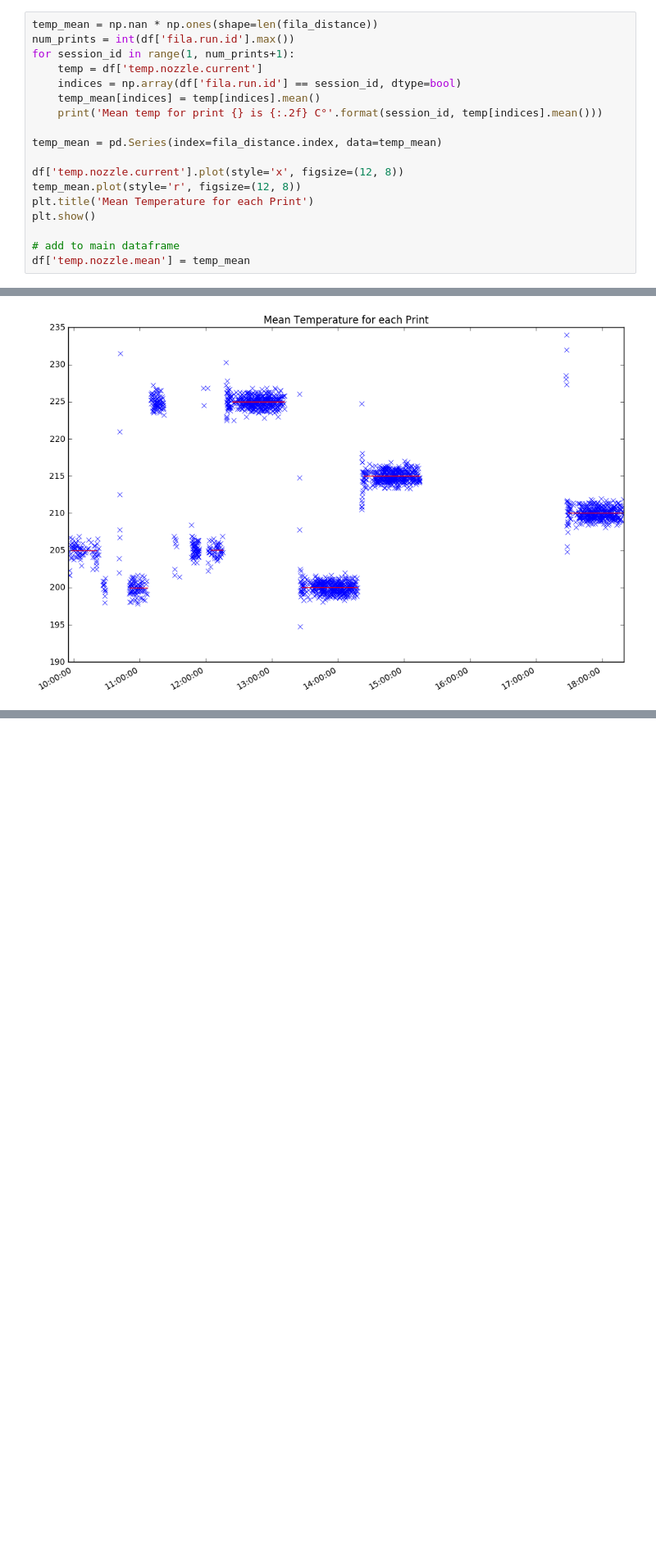
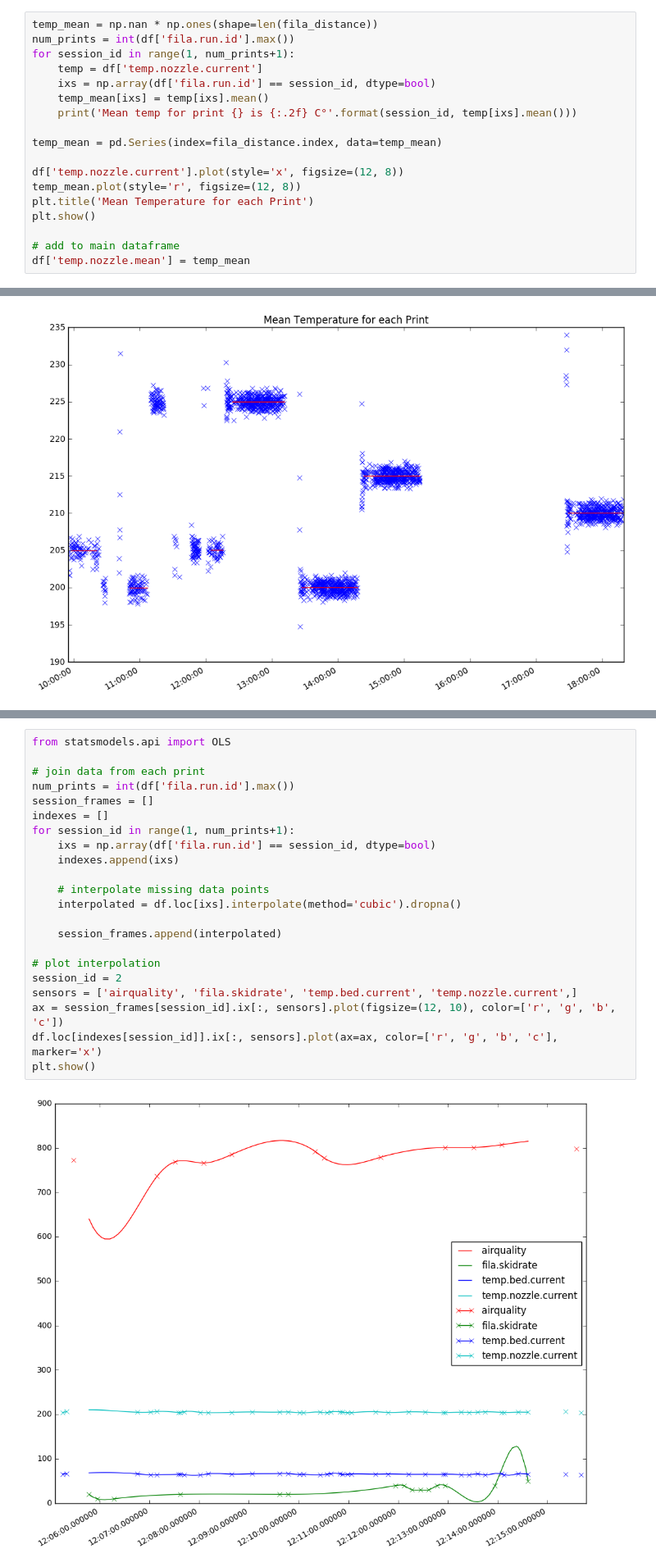
Before and after one commit to jinnerbichler/iot-lab-analysis, a Jupyter notebook: iot_lab_analysis.ipynb, the cells around one changed output, grey strips where cells are left out. Shown at 82% size. Saved outputs shown, nothing was run; the diff lists cells and outputs as text; blank space fills up the shorter version.

```diff
--- a/iot_lab_analysis.ipynb
+++ b/iot_lab_analysis.ipynb
@@ -90,9 +98,9 @@ temp_mean = np.nan * np.ones(shape=len(fila_distance))
 num_prints = int(df['fila.run.id'].max())
 for session_id in range(1, num_prints+1):
     temp = df['temp.nozzle.current']
-    indices = np.array(df['fila.run.id'] == session_id, dtype=bool)
-    temp_mean[indices] = temp[indices].mean()
-    print('Mean temp for print {} is {:.2f} C°'.format(session_id, temp[indices].mean()))
+    ixs = np.array(df['fila.run.id'] == session_id, dtype=bool)
+    temp_mean[ixs] = temp[ixs].mean()
+    print('Mean temp for print {} is {:.2f} C°'.format(session_id, temp[ixs].mean()))
 
 temp_mean = pd.Series(index=fila_distance.index, data=temp_mean)
 
@@ -125,0 +144,24 @@ df.head()
+# %%
+from statsmodels.api import OLS
+
+# join data from each print
+num_prints = int(df['fila.run.id'].max())
+session_frames = []
+indexes = []
+for session_id in range(1, num_prints+1):
+    ixs = np.array(df['fila.run.id'] == session_id, dtype=bool)
+    indexes.append(ixs)
+
+    # interpolate missing data points
+    interpolated = df.loc[ixs].interpolate(method='cubic').dropna()
+
+    session_frames.append(interpolated)
+
+# plot interpolation
+session_id = 2
+sensors = ['airquality', 'fila.skidrate', 'temp.bed.current', 'temp.nozzle.current',]
+ax = session_frames[session_id].ix[:, sensors].plot(figsize=(12, 10), color=['r', 'g', 'b', 'c'])
+df.loc[indexes[session_id]].ix[:, sensors].plot(ax=ax, color=['r', 'g', 'b', 'c'], marker='x')
+plt.show()
+# %% [output]
+[figure, added]
```
Also changed, not shown: parts of 3 cells of this notebook, 3 other files.
